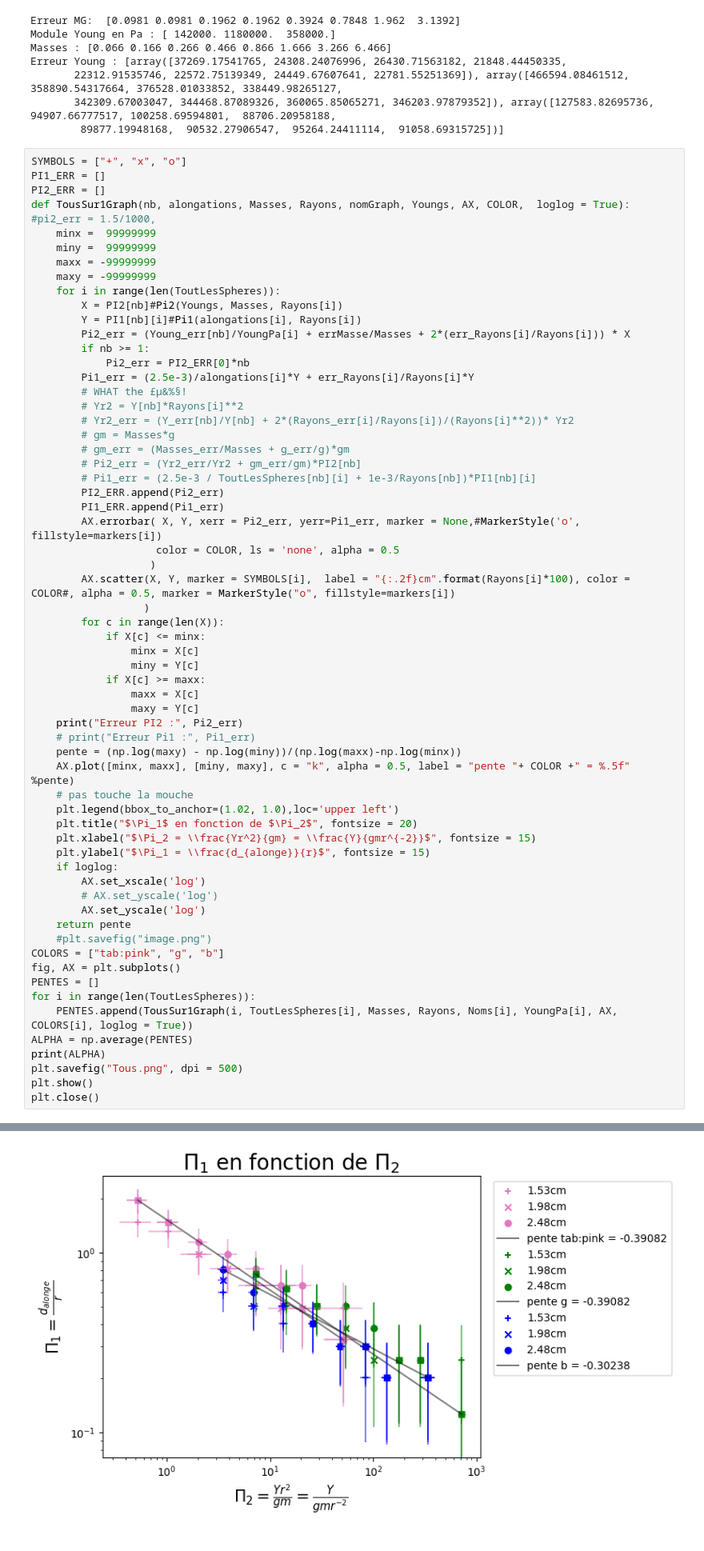
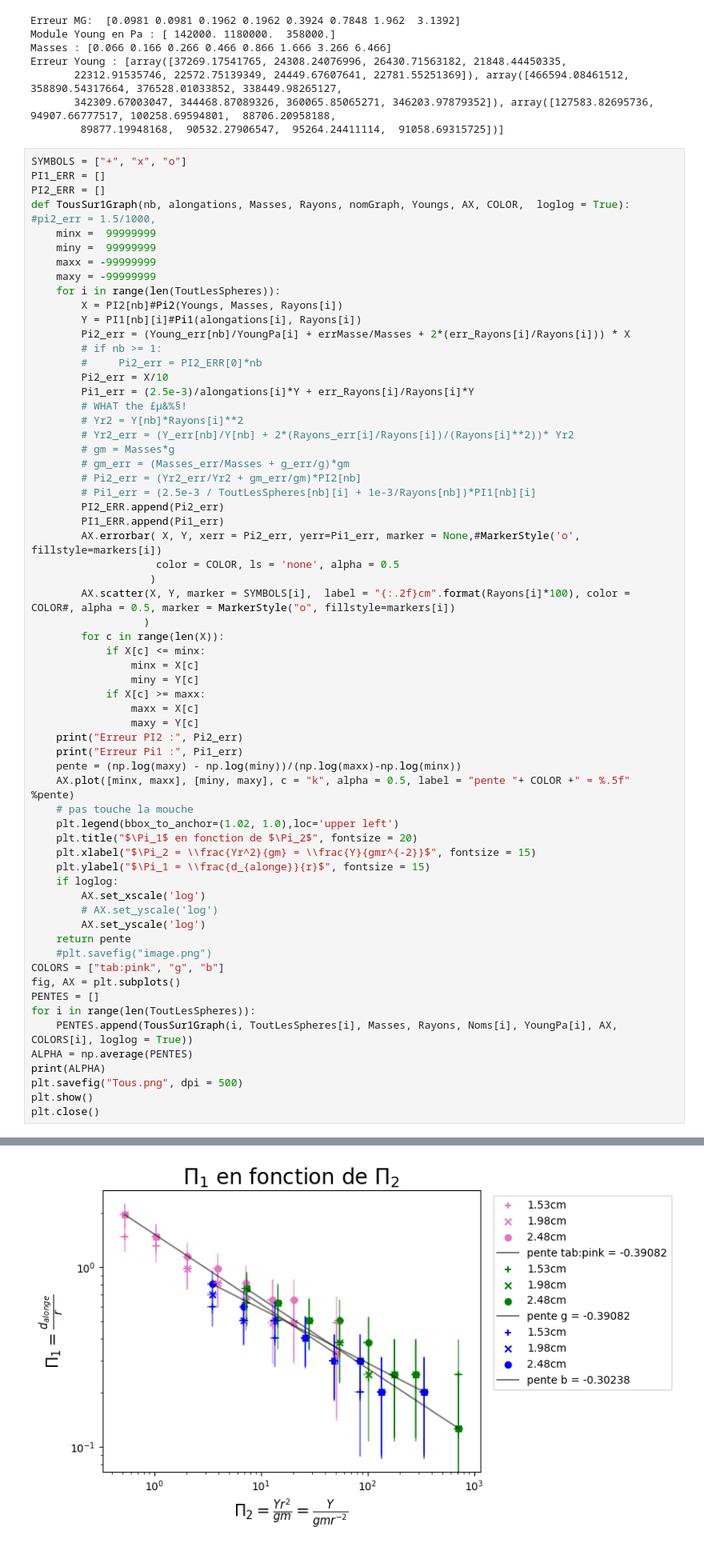
Before and after one commit to erdicn/ContactDeHertz, a Jupyter notebook: Hertz.ipynb, the cells around one changed output, grey strips where cells are left out. Shown at 80% size. Cells and saved outputs as stored; diff of their text form.

```diff
--- a/Hertz.ipynb
+++ b/Hertz.ipynb
@@ -221,8 +164,9 @@ def TousSur1Graph(nb, alongations, Masses, Rayons, nomGraph, Youngs, AX, COLOR,
         X = PI2[nb]#Pi2(Youngs, Masses, Rayons[i])
         Y = PI1[nb][i]#Pi1(alongations[i], Rayons[i])
         Pi2_err = (Young_err[nb]/YoungPa[i] + errMasse/Masses + 2*(err_Rayons[i]/Rayons[i])) * X
-        if nb >= 1:
-            Pi2_err = PI2_ERR[0]*nb
+        # if nb >= 1:
+        #     Pi2_err = PI2_ERR[0]*nb
+        Pi2_err = X/10
         Pi1_err = (2.5e-3)/alongations[i]*Y + err_Rayons[i]/Rayons[i]*Y
         # WHAT the £µ&%§!
         # Yr2 = Y[nb]*Rayons[i]**2
@@ -246,7 +190,7 @@ def TousSur1Graph(nb, alongations, Masses, Rayons, nomGraph, Youngs, AX, COLOR,
                 maxx = X[c]
                 maxy = Y[c]
     print("Erreur PI2 :", Pi2_err)
-    # print("Erreur Pi1 :", Pi1_err)
+    print("Erreur Pi1 :", Pi1_err)
     pente = (np.log(maxy) - np.log(miny))/(np.log(maxx)-np.log(minx))
     AX.plot([minx, maxx], [miny, maxy], c = "k", alpha = 0.5, label = "pente "+ COLOR +" = %.5f" %pente)
     # pas touche la mouche
@@ -280,5 +230,5 @@ Erreur PI2 : [55.12405737 14.46429229  9.78820215  4.64868261  2.55267855  1.341
 -0.3613365173693966
-[figure, old version]
+[figure, new version]
 # %%
 # def valeurs(Y, r, m, g = 9.81):
 #     val = r*(((Y * r**2) / (g * m))**(ALPHA))
```
Also changed, not shown: parts of 3 cells of this notebook, 2 other files.
